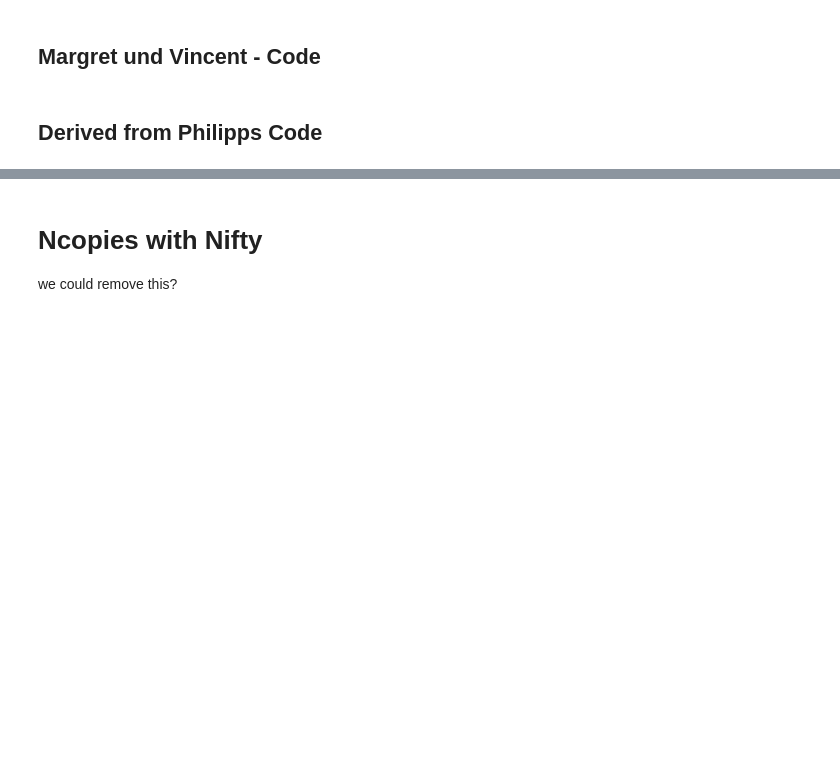
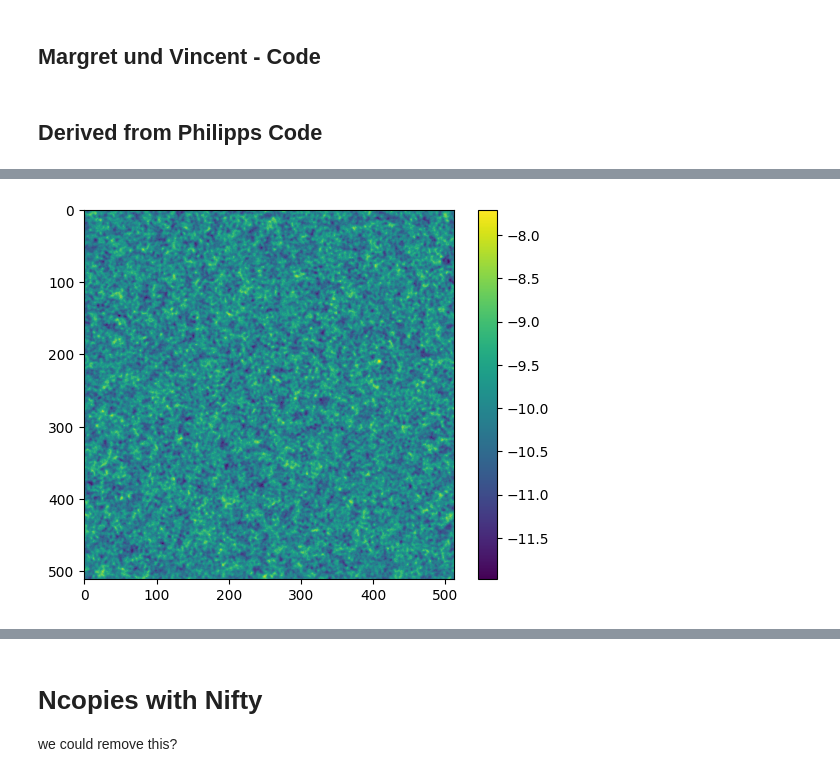
Before and after one commit to NIFTy-PPL/J-UBIK, a Jupyter notebook: MF_playground_cleaned.ipynb, the cells around one changed output, grey strips where cells are left out. Saved outputs shown, nothing was run; the diff lists cells and outputs as text; code cells hidden in the pictures; blank space fills up the shorter version.

```diff
--- a/MF_playground_cleaned.ipynb
+++ b/MF_playground_cleaned.ipynb
@@ -221,0 +292,8 @@ pos_init = jft.Vector(jft.random_like(subkey, dev_field.domain))
+# %%
+import matplotlib.pyplot as plt
+plt.imshow(final_model(pos_init)[5, :, :]-sample)
+plt.colorbar()
+plt.show()
+plt.close()
+# %% [output]
+[figure, added]
```
Also changed, not shown: parts of 31 cells of this notebook, 1 other file.
